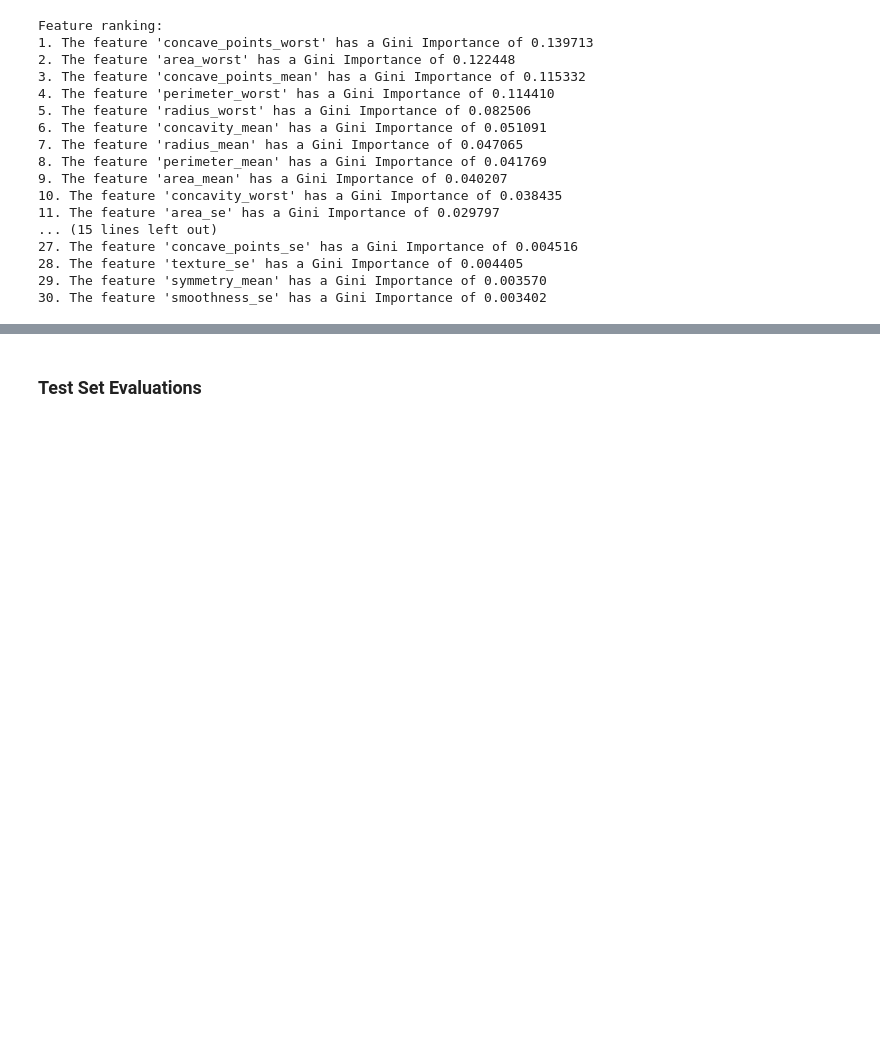
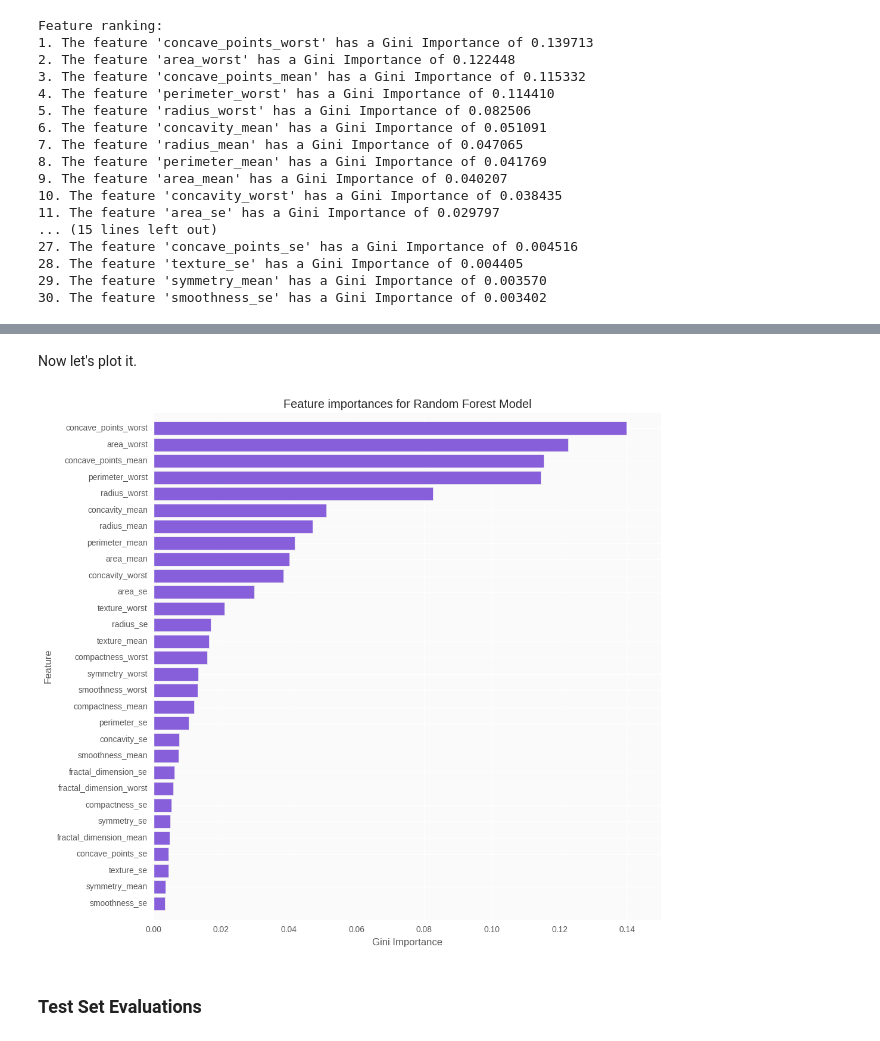
Before and after one commit to raviolli77/machineLearning_breastCancer_Python, a Jupyter notebook: breastCancerWisconsinDataSet_MachineLearning.ipynb, the cells around one changed output, grey strips where cells are left out. Saved outputs shown, nothing was run; the diff lists cells and outputs as text; code cells hidden in the pictures; blank space fills up the shorter version.

Commit message:
Add files via upload
Last iteration for tonight. Added VarImp plot for Random Forest FUCK YEAH

```diff
--- a/breastCancerWisconsinDataSet_MachineLearning.ipynb
+++ b/breastCancerWisconsinDataSet_MachineLearning.ipynb
@@ -732,3 +737,33 @@ We don't run into the same issue as *Decision Trees* when looking at the *Variab
+# %%
+indRf = sorted(importancesRF) # Sort by Decreasing order
+index = np.arange(30)
+# %% [markdown]
+Now let's plot it.
+# %%
+f, ax = plt.subplots(figsize=(11, 11))
+
+ax.set_axis_bgcolor('#fafafa')
+plt.title('Feature importances for Random Forest Model')
+plt.barh(index, indRf,
+        align="center",
+        color = '#875FDB')
+plt.yticks(index, ('smoothness_se', 'symmetry_mean', 'texture_se',
+                   'concave_points_se', 'fractal_dimension_mean',
+                   'symmetry_se', 'compactness_se', 'fractal_dimension_worst',
+                   'fractal_dimension_se', 'smoothness_mean', 'concavity_se',
+                   'perimeter_se', 'compactness_mean', 'smoothness_worst', 'symmetry_worst',
+                   'compactness_worst', 'texture_mean', 'radius_se', 'texture_worst', 'area_se',
+                   'concavity_worst', 'area_mean', 'perimeter_mean', 'radius_mean', 'concavity_mean',
+                   'radius_worst', 'perimeter_worst', 'concave_points_mean',
+                   'area_worst', 'concave_points_worst'))
+plt.ylim(-1, 30)
+plt.xlim(0, 0.15)
+plt.xlabel('Gini Importance')
+plt.ylabel('Feature')
+
+plt.show()
+# %% [output]
+[figure, added]
 # %% [markdown]
 ### Test Set Evaluations
 # %%
```
Also changed, not shown: parts of 2 cells of this notebook.
